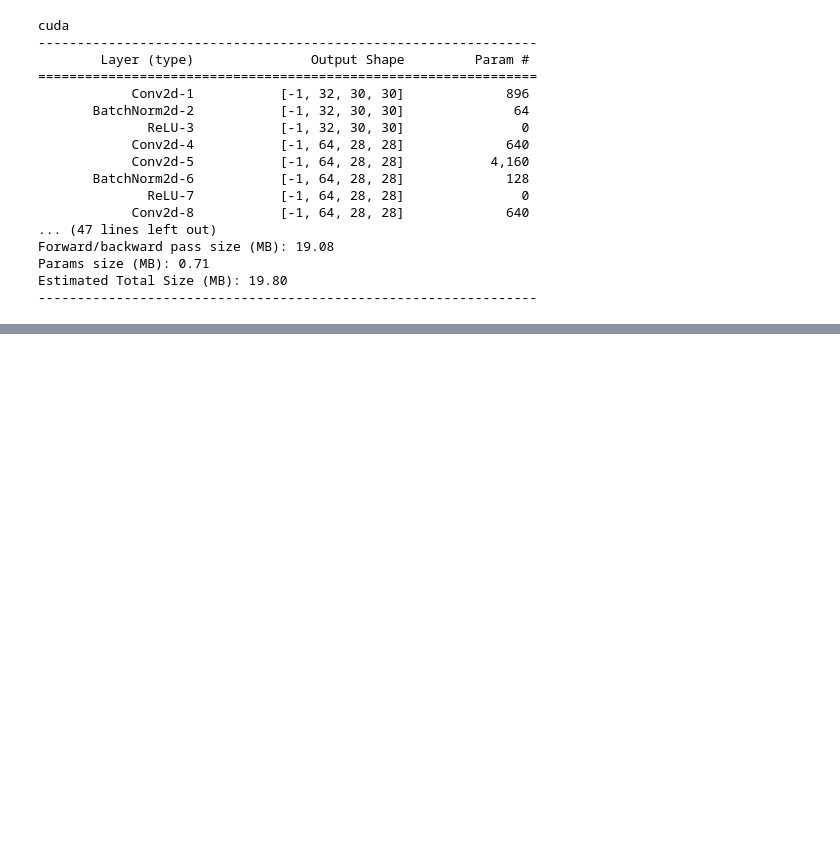
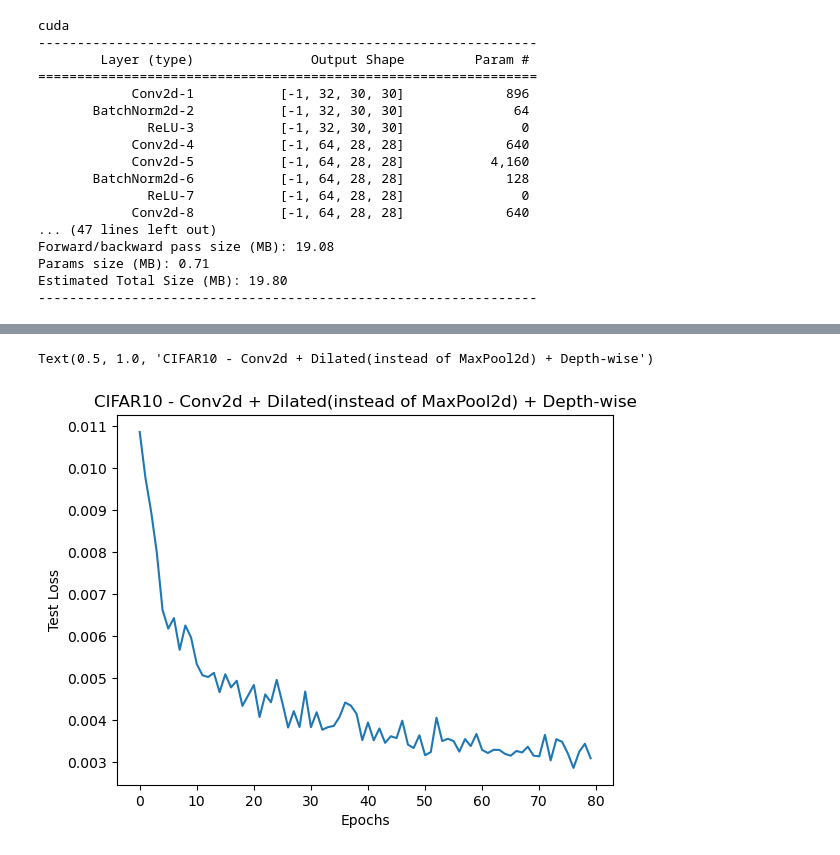
Before and after one commit to Rohithmarktricks/eva8_S6_AdvancedConcepts, a Jupyter notebook: Assignment_s6_Solution.ipynb, the cells around one changed output, grey strips where cells are left out. Saved outputs shown, nothing was run; the diff lists cells and outputs as text; code cells hidden in the pictures; blank space fills up the shorter version.

```diff
--- a/Assignment_s6_Solution.ipynb
+++ b/Assignment_s6_Solution.ipynb
@@ -327,0 +348,9 @@ EPOCH: 11
+# %%
+test_loss_list2 = list(map(lambda x: x.cpu().item(), test_losses[80:]))
+plt.plot(list(range(80)), test_loss_list2)
+plt.xlabel('Epochs')
+plt.ylabel('Test Loss')
+plt.title("CIFAR10 - Conv2d + Dilated(instead of MaxPool2d) + Depth-wise")
+# %% [output]
+Text(0.5, 1.0, 'CIFAR10 - Conv2d + Dilated(instead of MaxPool2d) + Depth-wise')
+[figure, added]
```
Also changed, not shown: parts of 8 cells of this notebook, 5 other files.
